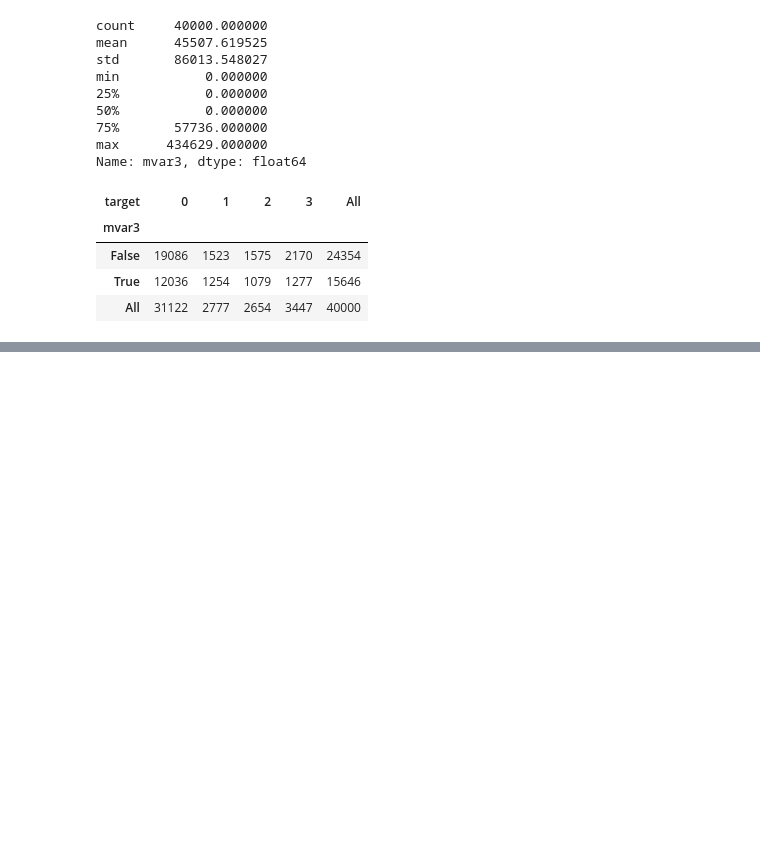
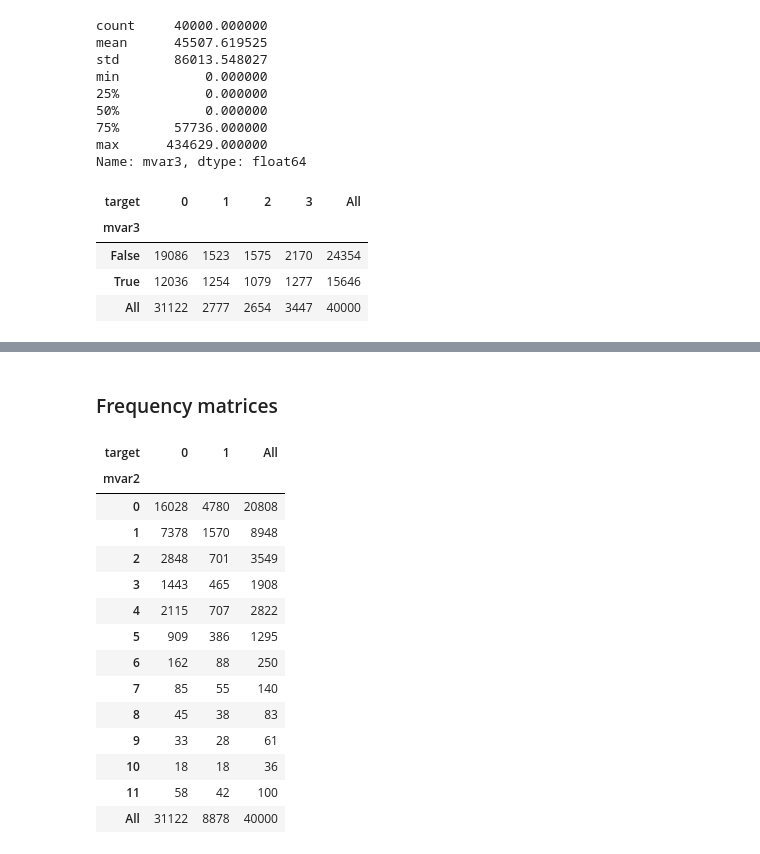
Before and after one commit to rohanchopra/Envible-Analyze-This-2017, a Jupyter notebook: Data-Analysis.ipynb, the cells around one changed output, grey strips where cells are left out. Saved outputs shown, nothing was run; the diff lists cells and outputs as text; code cells hidden in the pictures; blank space fills up the shorter version.

Commit message:
Create frequency matrices

```diff
--- a/Data-Analysis.ipynb
+++ b/Data-Analysis.ipynb
@@ -391,0 +410,20 @@ pd.crosstab(X.mvar3>0,y, margins=True)
+# %% [markdown]
+### Frequency matrices
+# %%
+pd.crosstab(X.mvar2,y, margins=True)
+# %% [output]
+| target | 0 | 1 | All |
+| mvar2 |  |  |  |
+| 0 | 16028 | 4780 | 20808 |
+| 1 | 7378 | 1570 | 8948 |
+| 2 | 2848 | 701 | 3549 |
+| 3 | 1443 | 465 | 1908 |
+| 4 | 2115 | 707 | 2822 |
+| 5 | 909 | 386 | 1295 |
+| 6 | 162 | 88 | 250 |
+| 7 | 85 | 55 | 140 |
+| 8 | 45 | 38 | 83 |
+| 9 | 33 | 28 | 61 |
+| 10 | 18 | 18 | 36 |
+| 11 | 58 | 42 | 100 |
+| All | 31122 | 8878 | 40000 |
```
Also changed, not shown: parts of 7 cells of this notebook.
